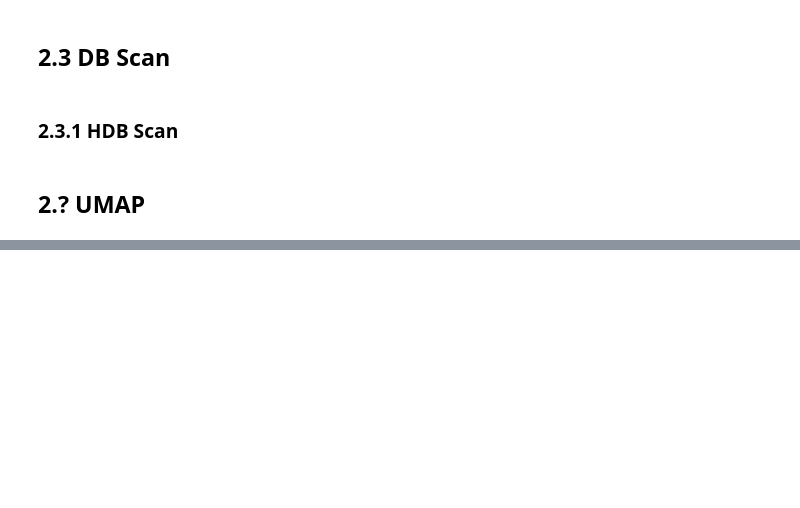
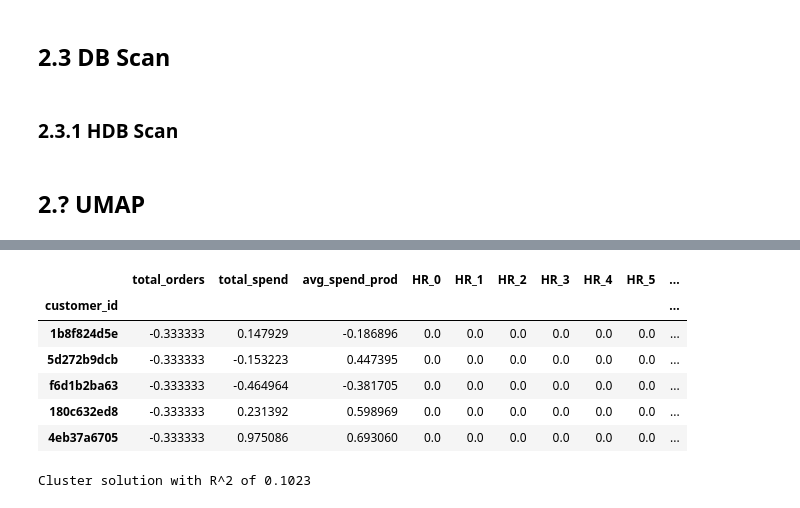
Before and after one commit to antoniooliveira03/data_mining, a Jupyter notebook: spending_data segmentation.ipynb, the cells around one changed output, grey strips where cells are left out. Saved outputs shown, nothing was run; the diff lists cells and outputs as text; code cells hidden in the pictures; blank space fills up the shorter version.

```diff
--- a/spending_data segmentation.ipynb
+++ b/spending_data segmentation.ipynb
@@ -345,0 +409,12 @@ f.plot_dim_reduction(umap_embedding)
+# %%
+# Concatenating the labels to spending_data
+spending_data_concat = pd.concat([scaled_data, pd.Series(gmm_labels, index=scaled_data.index, name="gmm_labels")], axis=1)
+spending_data_concat.head()
+# %% [output]
+|  | total_orders | total_spend | avg_spend_prod | HR_0 | HR_1 | HR_2 | HR_3 | HR_4 | HR_5 | ... |
+| customer_id |  |  |  |  |  |  |  |  |  | ... |
+| 1b8f824d5e | -0.333333 | 0.147929 | -0.186896 | 0.0 | 0.0 | 0.0 | 0.0 | 0.0 | 0.0 | ... |
+| 5d272b9dcb | -0.333333 | -0.153223 | 0.447395 | 0.0 | 0.0 | 0.0 | 0.0 | 0.0 | 0.0 | ... |
+| f6d1b2ba63 | -0.333333 | -0.464964 | -0.381705 | 0.0 | 0.0 | 0.0 | 0.0 | 0.0 | 0.0 | ... |
+| 180c632ed8 | -0.333333 | 0.231392 | 0.598969 | 0.0 | 0.0 | 0.0 | 0.0 | 0.0 | 0.0 | ... |
+| 4eb37a6705 | -0.333333 | 0.975086 | 0.693060 | 0.0 | 0.0 | 0.0 | 0.0 | 0.0 | 0.0 | ... |
@@ -345,0 +427,9 @@ f.plot_dim_reduction(umap_embedding)
+# %%
+# Computing the R^2 of the cluster solution
+sst = get_ss(scaled_data)  # get total sum of squares
+ssw_labels = spending_data_concat.groupby(by='gmm_labels').apply(get_ss)  # compute ssw for each cluster labels
+ssb = sst - np.sum(ssw_labels)  # remember: SST = SSW + SSB
+r2 = ssb / sst
+print("Cluster solution with R^2 of %0.4f" % r2)
+# %% [output]
+Cluster solution with R^2 of 0.1023
```
Also changed, not shown: parts of 9 cells of this notebook.
